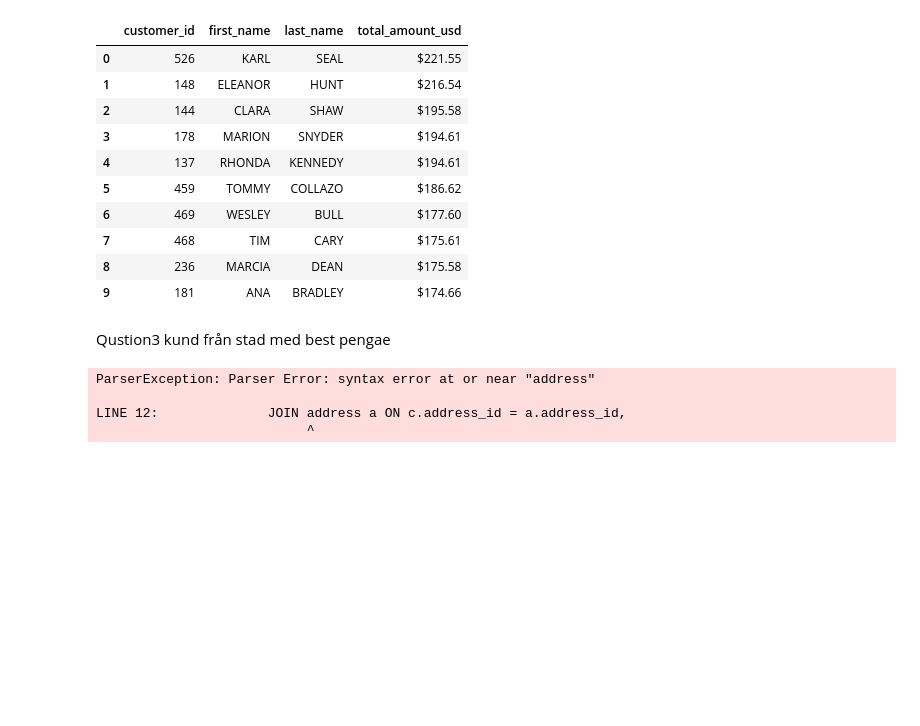
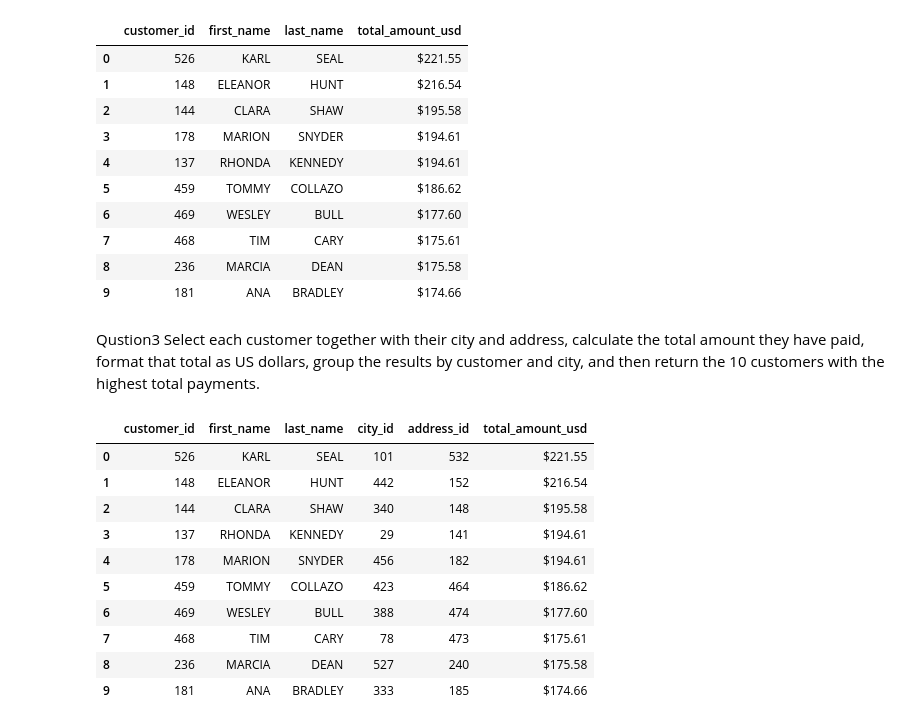
Before and after one commit to mulisictarik/sakila_lab_tarik_mulisic, a Jupyter notebook: lab.ipynb, the cells around one changed output. Drawn from its saved outputs; the diff is of its cells as text; code cells hidden in the pictures; blank space fills up the shorter version.

```diff
--- a/lab.ipynb
+++ b/lab.ipynb
@@ -220,36 +220,42 @@ query_sakila("""SELECT
 | 8 | 236 | MARCIA | DEAN | $175.58 |
 | 9 | 181 | ANA | BRADLEY | $174.66 |
 # %% [markdown]
-Qustion3 kund från stad med best pengae
+Qustion3 Select each customer together with their city and address, calculate the total amount they have paid, format that total as US dollars, group the results by customer and city, and then return the 10 customers with the highest total payments.
 # %%
 query_sakila("""SELECT
              c.customer_id,
              c.first_name,
              c.last_name,
              ci.city_id,
              a.address_id,
-             p.payment
              '$' || printf('%.2f', SUM(p.amount)) AS total_amount_usd
              FROM
              customer c
              JOIN payment p ON c.customer_id = p.customer_id
              JOIN address a ON c.address_id = a.address_id
              JOIN city ci ON a.city_id = ci.city_id
              GROUP BY
              c.customer_id,
              c.first_name,
              c.last_name,
              ci.city_id,
              a.address_id
              ORDER BY
                 SUM(p.amount) DESC
              LIMIT 10;
 
 
 
 """)
 # %% [output]
-ParserException: Parser Error: syntax error at or near "address"
-
-LINE 12:              JOIN address a ON c.address_id = a.address_id,
-                           ^
+|  | customer_id | first_name | last_name | city_id | address_id | total_amount_usd |
+| 0 | 526 | KARL | SEAL | 101 | 532 | $221.55 |
+| 1 | 148 | ELEANOR | HUNT | 442 | 152 | $216.54 |
+| 2 | 144 | CLARA | SHAW | 340 | 148 | $195.58 |
+| 3 | 137 | RHONDA | KENNEDY | 29 | 141 | $194.61 |
+| 4 | 178 | MARION | SNYDER | 456 | 182 | $194.61 |
+| 5 | 459 | TOMMY | COLLAZO | 423 | 464 | $186.62 |
+| 6 | 469 | WESLEY | BULL | 388 | 474 | $177.60 |
+| 7 | 468 | TIM | CARY | 78 | 473 | $175.61 |
+| 8 | 236 | MARCIA | DEAN | 527 | 240 | $175.58 |
+| 9 | 181 | ANA | BRADLEY | 333 | 185 | $174.66 |
```
